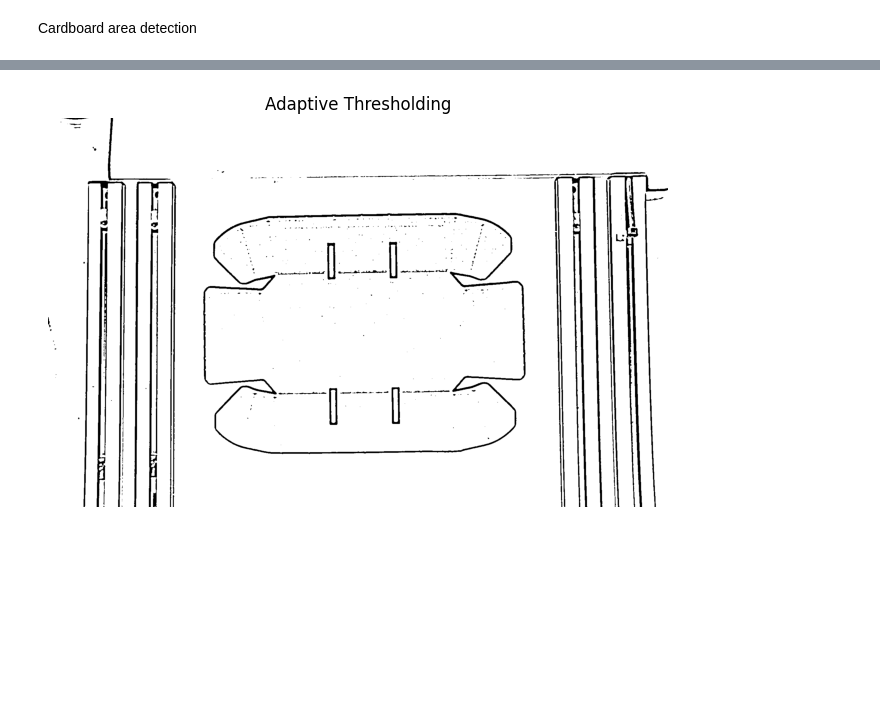
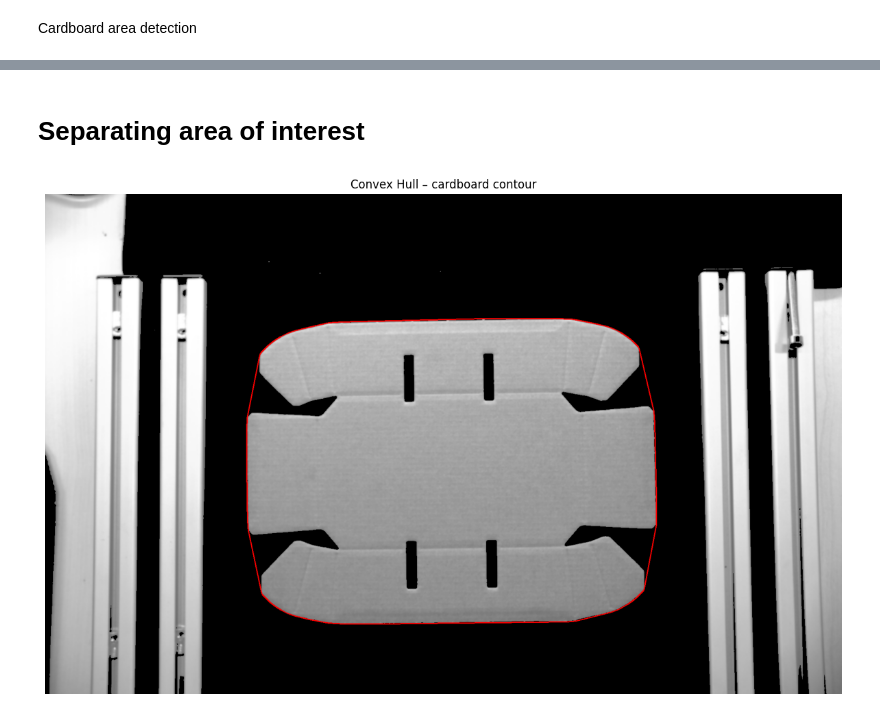
Before and after one commit to fore1806/CBFD, a Jupyter notebook: line_detection.ipynb, the cells around one changed output, grey strips where cells are left out. Drawn from its saved outputs; the diff is of its cells as text; code cells hidden in the pictures; blank space fills up the shorter version.

```diff
--- a/line_detection.ipynb
+++ b/line_detection.ipynb
@@ -235,19 +234,30 @@ Adaptative Threshold
-# %%
-thresh = cv.adaptiveThreshold(
-    blurred,
-    maxValue=255,
-    adaptiveMethod=cv.ADAPTIVE_THRESH_GAUSSIAN_C,  # o MEAN_C
-    thresholdType=cv.THRESH_BINARY,
-    blockSize=21,  # debe ser impar y > 1
-    C=6  # constante que se resta
-)
-kernel = np.ones((3, 3), np.uint8)
-thresh_clean = cv.morphologyEx(thresh, cv.MORPH_OPEN, kernel)
-
-plt.figure(figsize=(8, 6))
-plt.imshow(thresh_clean, cmap='gray')
-plt.title("Adaptive Thresholding")
-plt.axis('off')
-plt.show()
-# %% [output]
-[figure, removed]
+# %% [markdown]
+# Separating area of interest
+# %%
+# We use the ROI found in the previous step
+roi = thTOZERO[y_roi:y_roi+h_roi, x_roi:x_roi+w_roi]
+
+# We find the contours of the image
+contours, _ = cv.findContours(canny_edges, cv.RETR_EXTERNAL, cv.CHAIN_APPROX_SIMPLE)
+
+# We only keep the contours with the maximum area
+max_contour = max(contours, key=cv.contourArea)
+
+# We calculate the convex hull of the maximum contour
+hull = cv.convexHull(max_contour)
+
+# We add the offset of the ROI to the convex hull
+hull_offset = hull + np.array([[[x_roi, y_roi]]])
+
+# We draw the convex hull in red color
+contour_img = cv.cvtColor(thTOZERO, cv.COLOR_GRAY2BGR)
+cv.drawContours(contour_img, [hull_offset], -1, (0,0,255), 2)
+
+# The results are shown
+plt.figure(figsize=(15,10))
+plt.title("Convex Hull – cardboard contour")
+plt.imshow(cv.cvtColor(contour_img, cv.COLOR_BGR2RGB))
+plt.axis("off")
+plt.show()
+# %% [output]
+[figure, added]
```
Also changed, not shown: parts of 9 cells of this notebook.
